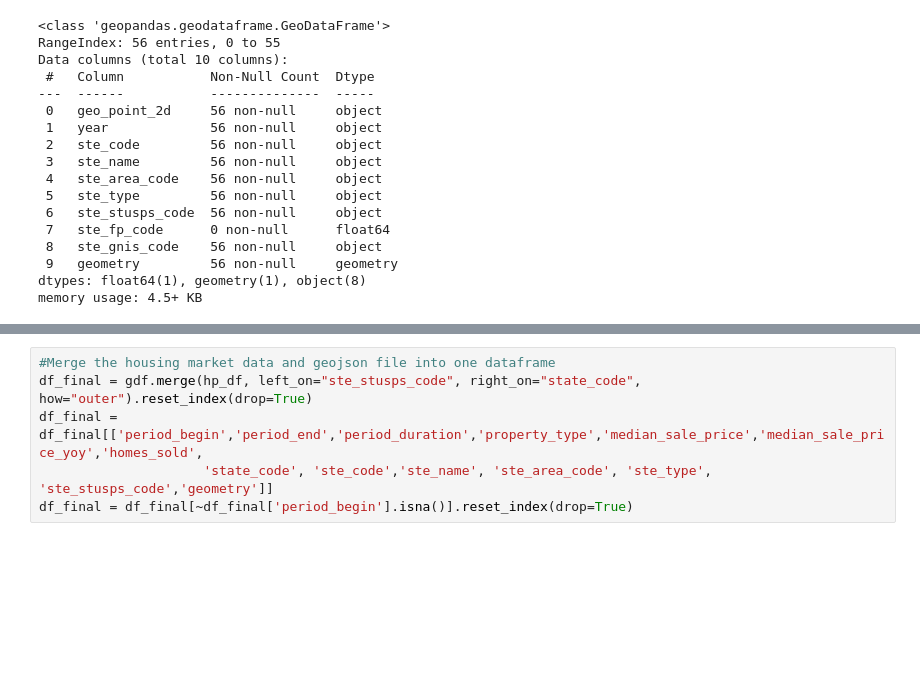
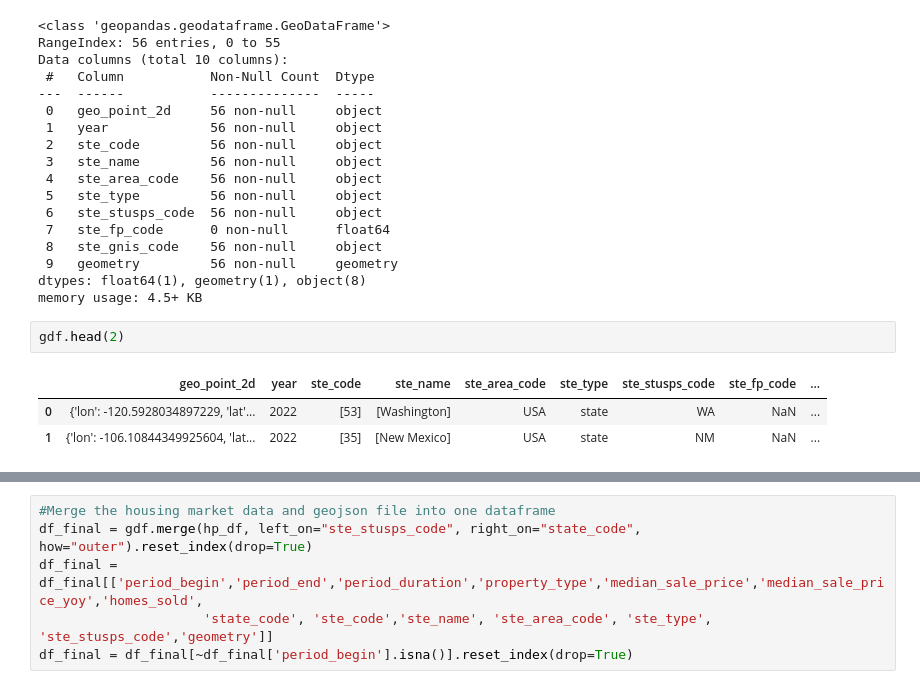
Before and after one commit to schellrw/streamlit_redfin, a Jupyter notebook: notebooks/nb.ipynb, the cells around one changed output, grey strips where cells are left out. Drawn from its saved outputs; the diff is of its cells as text; blank space fills up the shorter version.

```diff
--- a/notebooks/nb.ipynb
+++ b/notebooks/nb.ipynb
@@ -208,3 +208,9 @@ Data columns (total 10 columns):
  9   geometry         56 non-null     geometry
 dtypes: float64(1), geometry(1), object(8)
 memory usage: 4.5+ KB
+# %%
+gdf.head(2)
+# %% [output]
+|  | geo_point_2d | year | ste_code | ste_name | ste_area_code | ste_type | ste_stusps_code | ste_fp_code | ... |
+| 0 | {'lon': -120.5928034897229, 'lat'... | 2022 | [53] | [Washington] | USA | state | WA | NaN | ... |
+| 1 | {'lon': -106.10844349925604, 'lat... | 2022 | [35] | [New Mexico] | USA | state | NM | NaN | ... |
```
Also changed, not shown: parts of 4 cells of this notebook, 1 other file.
